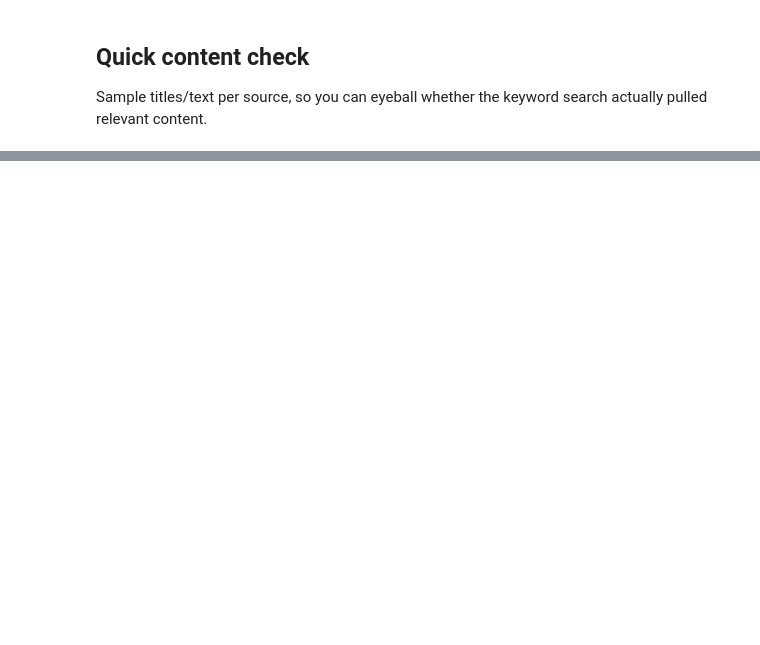
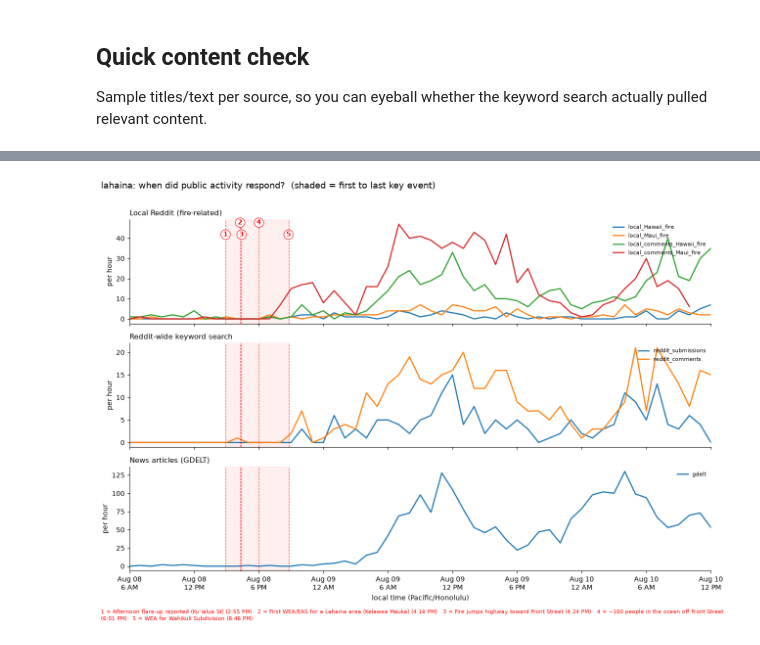
Before and after one commit to aghosal1317/wildfire-ml-project, a Jupyter notebook: src/wildfire_analysis.ipynb, the cells around one changed output, grey strips where cells are left out. Drawn from its saved outputs; the diff is of its cells as text; code cells hidden in the pictures; blank space fills up the shorter version.

```diff
--- a/src/wildfire_analysis.ipynb
+++ b/src/wildfire_analysis.ipynb
@@ -414,0 +579,99 @@ Name: count, dtype: int64
+# %%
+import matplotlib.dates as mdates
+
+KEY_EVENTS = {
+    "lahaina": ["Afternoon flare-up reported (Kuʻialua St)",
+                "First WEA/EAS for a Lahaina area (Kelawea Mauka)",
+                "Fire jumps highway toward Front Street",
+                "~100 people in the ocean off Front Street",
+                "WEA for Wahikuli Subdivision"],
+    "camp_fire": ["First reports of fire near Poe Creek Dam",
+                  "First evacuation notice (Pulga)",
+                  "Concow and Paradise notified (by this time)",
+                  "Fire begins consuming Paradise"],
+}
+PLOT_WINDOW = {  # local time
+    "lahaina": ("2023-08-08 06:00", "2023-08-10 12:00"),
+    "camp_fire": ("2018-11-08 00:00", "2018-11-10 12:00"),
+}
+# When each source's search window started (UTC), from collect_data.py / the logs.
+# Hours between this and the first post are real zeros (searched, nothing found).
+SEARCHED_FROM_UTC = {
+    "lahaina": {"gdelt": "2023-08-08 00:00", "reddit": "2023-08-08 04:00"},
+    "camp_fire": {"gdelt": "2018-11-08 00:00", "reddit": "2018-11-08 05:00"},
+}
+PANELS = [  # (title, which sources go in it)
+    ("Local Reddit (fire-related)", lambda label: label.startswith("local") and label.endswith("_fire")),
+    ("Reddit-wide keyword search", lambda label: label.startswith("reddit_")),
+    ("News articles (GDELT)", lambda label: label == "gdelt"),
+]
+
+
+def hourly_local(case, label, x0, x1):
+    """Hourly counts in local time, zero-filled within the span the file covers."""
+    tz = CASE_TIMEZONES[case]
+    df = data[case][label]
+    ts = df["_timestamp"].dropna()
+    raw = data[case].get(label[:-len("_fire")]) if label.endswith("_fire") else df
+    span = (raw if raw is not None else df)["_timestamp"].dropna()
+    if ts.empty or span.empty:
+        return pd.Series(dtype=float)
+    local = ts.dt.tz_localize("UTC").dt.tz_convert(tz).dt.floor("h")
+    searched_from = pd.Timestamp(SEARCHED_FROM_UTC[case]["gdelt" if label == "gdelt" else "reddit"])
+    lo = min(span.min(), searched_from).tz_localize("UTC").tz_convert(tz).floor("h")
+    hi = span.max().tz_localize("UTC").tz_convert(tz).floor("h")
+    hours = pd.date_range(max(lo, x0), min(hi, x1), freq="h")
+    return local.value_counts().reindex(hours, fill_value=0)
+
+
+def plot_readable(case):
+    tz = CASE_TIMEZONES[case]
+    x0, x1 = (pd.Timestamp(t, tz=tz) for t in PLOT_WINDOW[case])
+    events = timeline[(timeline["case"] == case) & timeline["time_utc"].notna()]
+    events = events[events["event"].isin(KEY_EVENTS.get(case, []))].sort_values("time_utc")
+    event_times = [t.tz_localize("UTC").tz_convert(tz) for t in events["time_utc"]]
+    missing = set(KEY_EVENTS.get(case, [])) - set(events["event"])
+    if missing:
+        print(f"{case}: KEY_EVENTS not found in OFFICIAL_TIMELINE (or no time yet): {sorted(missing)}")
+
+    panels = [(title, [l for l in data[case] if pick(l) and not data[case][l].empty])
+              for title, pick in PANELS]
+    panels = [(title, labels) for title, labels in panels if labels]
+    fig, axes = plt.subplots(len(panels), 1, figsize=(13, 2.8 * len(panels) + 0.8),
+                             sharex=True, squeeze=False)
+    axes = axes[:, 0]
+    for ax, (title, labels) in zip(axes, panels):
+        for label, color in zip(labels, plt.cm.tab10.colors):
+            s = hourly_local(case, label, x0, x1)
+            if not s.empty:
+                ax.plot(s.index, s.values, color=color, lw=1.8, label=label)
+        if len(event_times) >= 2:
+            ax.axvspan(event_times[0], event_times[-1], color="red", alpha=0.06)
+        for t in event_times:
+            ax.axvline(t, color="red", ls="--", lw=0.9, alpha=0.7)
+        ax.set_title(title, loc="left", fontsize=11)
+        ax.set_ylabel("per hour")
+        ax.legend(loc="upper right", fontsize=8, frameon=False)
+        ax.spines[["top", "right"]].set_visible(False)
+
+    ymax = axes[0].get_ylim()[1]
+    for i, t in enumerate(event_times, 1):
+        axes[0].text(t, ymax * (0.95 - 0.12 * (i % 2)), str(i), color="red", ha="center",
+                     fontsize=10, fontweight="bold",
+                     bbox=dict(fc="white", ec="red", boxstyle="circle,pad=0.2", lw=0.8))
+    axes[-1].set_xlim(x0, x1)
+    axes[-1].xaxis.set_major_formatter(mdates.DateFormatter("%b %d\n%-I %p", tz=tz))
+    axes[-1].set_xlabel(f"local time ({tz})")
+    fig.suptitle(f"{case}: when did public activity respond?  (shaded = first to last key event)",
+                 fontsize=13, x=0.01, ha="left")
+    legend = "   ".join(f"{i} = {e} ({t.strftime('%-I:%M %p')})"
+                        for i, (e, t) in enumerate(zip(events["event"], event_times), 1))
+    fig.text(0.01, 0.005, legend, fontsize=8, color="red", wrap=True)
+    plt.tight_layout(rect=(0, 0.03, 1, 0.97))
+    plt.show()
+
+
+for case in CASES:
+    plot_readable(case)
+# %% [output]
+[figure, added]
```
Also changed, not shown: parts of 9 cells of this notebook, 3 other files.
